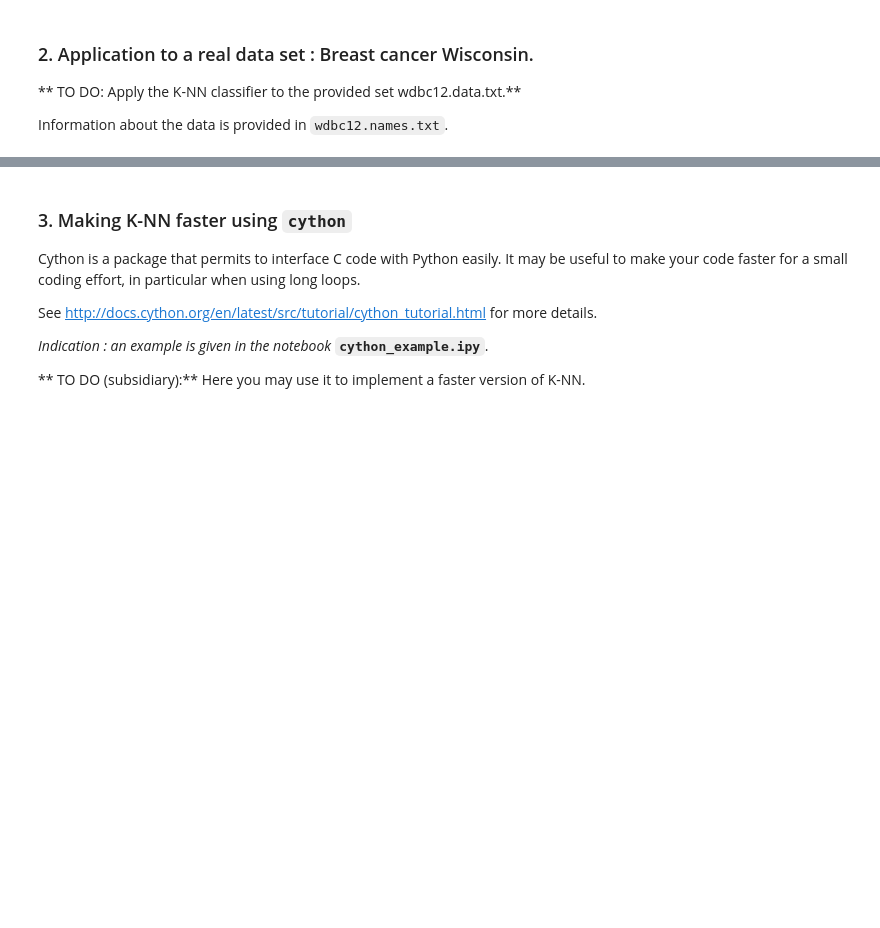
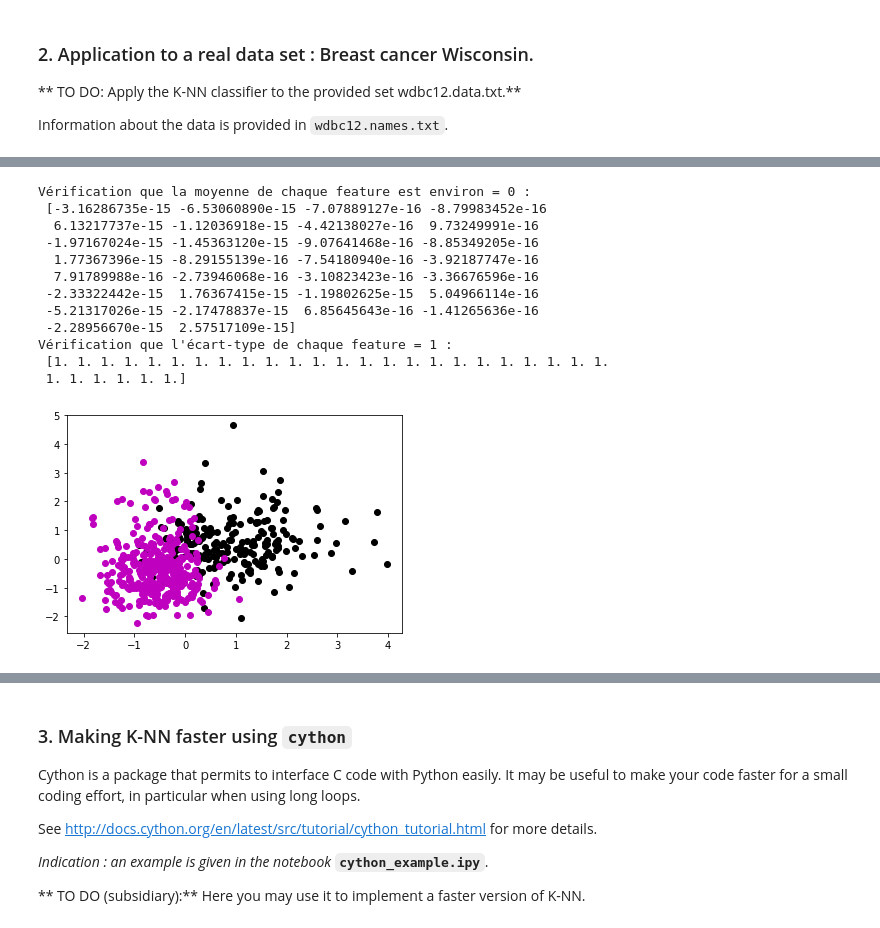
Before and after one commit to cindytrinh/Pyt_tps, a Jupyter notebook: TP4_DUROUCHOUX_TRINH/TP4/TP4_DUROUCHOUX_TRINH.ipynb, the cells around one changed output, grey strips where cells are left out. Drawn from its saved outputs; the diff is of its cells as text; code cells hidden in the pictures; blank space fills up the shorter version.

```diff
--- a/TP4_DUROUCHOUX_TRINH/TP4/TP4_DUROUCHOUX_TRINH.ipynb
+++ b/TP4_DUROUCHOUX_TRINH/TP4/TP4_DUROUCHOUX_TRINH.ipynb
@@ -301,0 +250,49 @@ Vérification que l'écart-type de chaque feature = 1 :
+# %%
+### Data normalization
+
+def normalize_data(raw_data):
+    """
+        Function which normalize the data
+        parameters:
+        - raw_data : matrix of data (N,M), the first two columns correspond to ID and classes, the next columns correspond
+        to the features (of course, we only normalize the features). N rows correspond to N examples
+
+        returns:
+        - normalize_data : raw_data normalized
+        - mean_vector : vector of M-2 elements, mean of the features
+        - std_vector : vector of M-2 elements, standard deviation of the features
+
+    """
+    data_shape = raw_data.shape
+    mean_vector  = np.mean (raw_data[:,2:],axis=0) # mean_vector[i] : moyenne de la colonne du feature i
+    std_vector  = np.std (raw_data [:,2:],axis=0)  # std_vector[i] : écart-type de la colonne du feature i
+
+    normalized_data = raw_data
+    normalized_data[:,2:] = (raw_data[:,2:]-mean_vector)/std_vector
+    return(normalized_data,mean_vector,std_vector)
+
+norm_data,_,_ = normalize_data(data)
+
+## Vérification
+print("Vérification que la moyenne de chaque feature est environ = 0 : \n", np.mean(norm_data[:,2:],axis=0))
+print("Vérification que l'écart-type de chaque feature = 1 : \n",np.std(norm_data[:,2:],axis=0))
+
+## Visualisation des données normalisées (2 premiers features)
+plt.figure()
+plt.plot(norm_data[norm_data[:,1]==1,2],norm_data[norm_data[:,1]==1,3],'ko')  # class 1 in black
+plt.plot(norm_data[norm_data[:,1]==2,2],norm_data[norm_data[:,1]==2,3],'mo')  # class 2 in magenta
+plt.show()
+# %% [output]
+Vérification que la moyenne de chaque feature est environ = 0 :
+ [-3.16286735e-15 -6.53060890e-15 -7.07889127e-16 -8.79983452e-16
+  6.13217737e-15 -1.12036918e-15 -4.42138027e-16  9.73249991e-16
+ -1.97167024e-15 -1.45363120e-15 -9.07641468e-16 -8.85349205e-16
+  1.77367396e-15 -8.29155139e-16 -7.54180940e-16 -3.92187747e-16
+  7.91789988e-16 -2.73946068e-16 -3.10823423e-16 -3.36676596e-16
+ -2.33322442e-15  1.76367415e-15 -1.19802625e-15  5.04966114e-16
+ -5.21317026e-15 -2.17478837e-15  6.85645643e-16 -1.41265636e-16
+ -2.28956670e-15  2.57517109e-15]
+Vérification que l'écart-type de chaque feature = 1 :
+ [1. 1. 1. 1. 1. 1. 1. 1. 1. 1. 1. 1. 1. 1. 1. 1. 1. 1. 1. 1. 1. 1. 1. 1.
+ 1. 1. 1. 1. 1. 1.]
+[figure, added]
```
Also changed, not shown: parts of 11 cells of this notebook.
